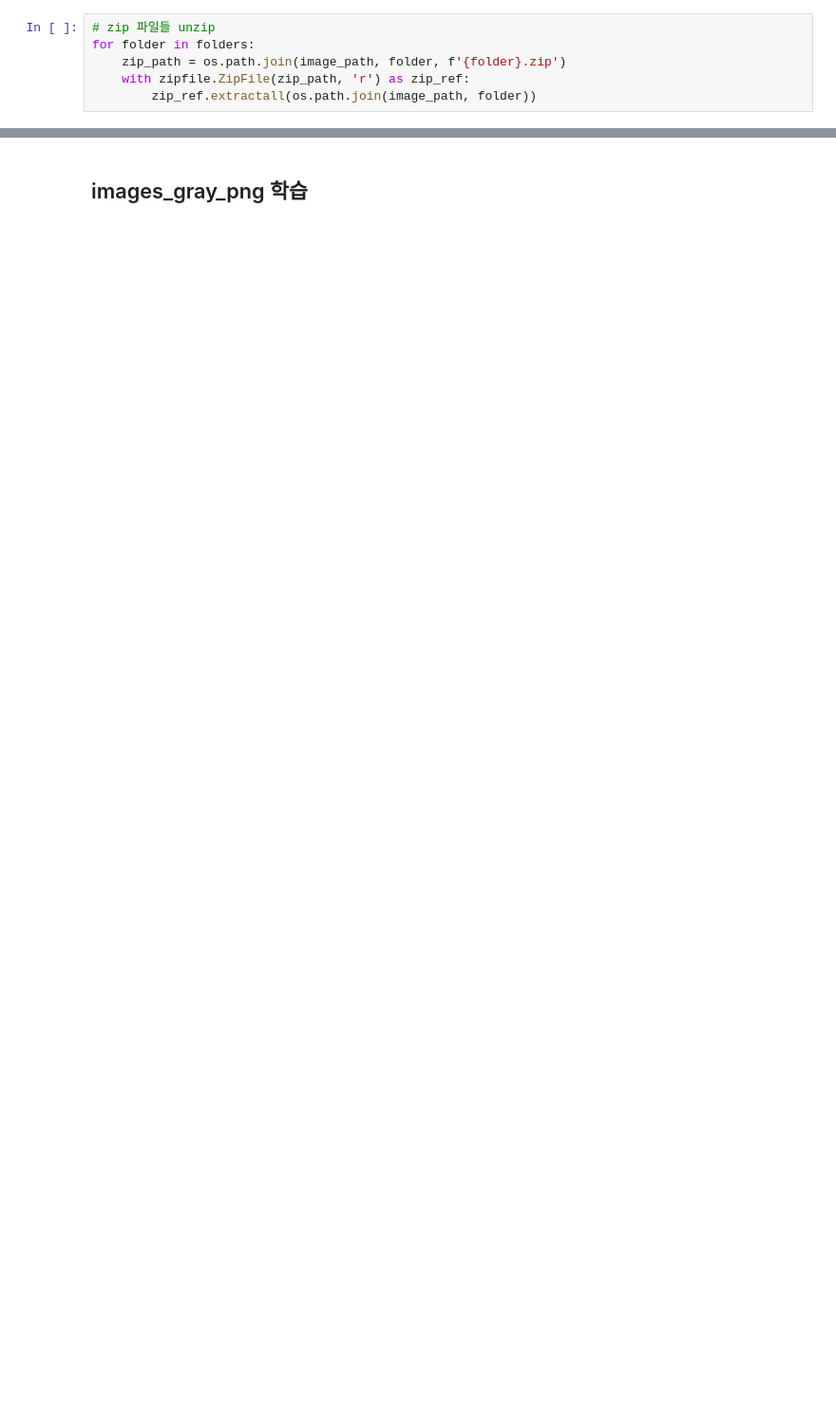
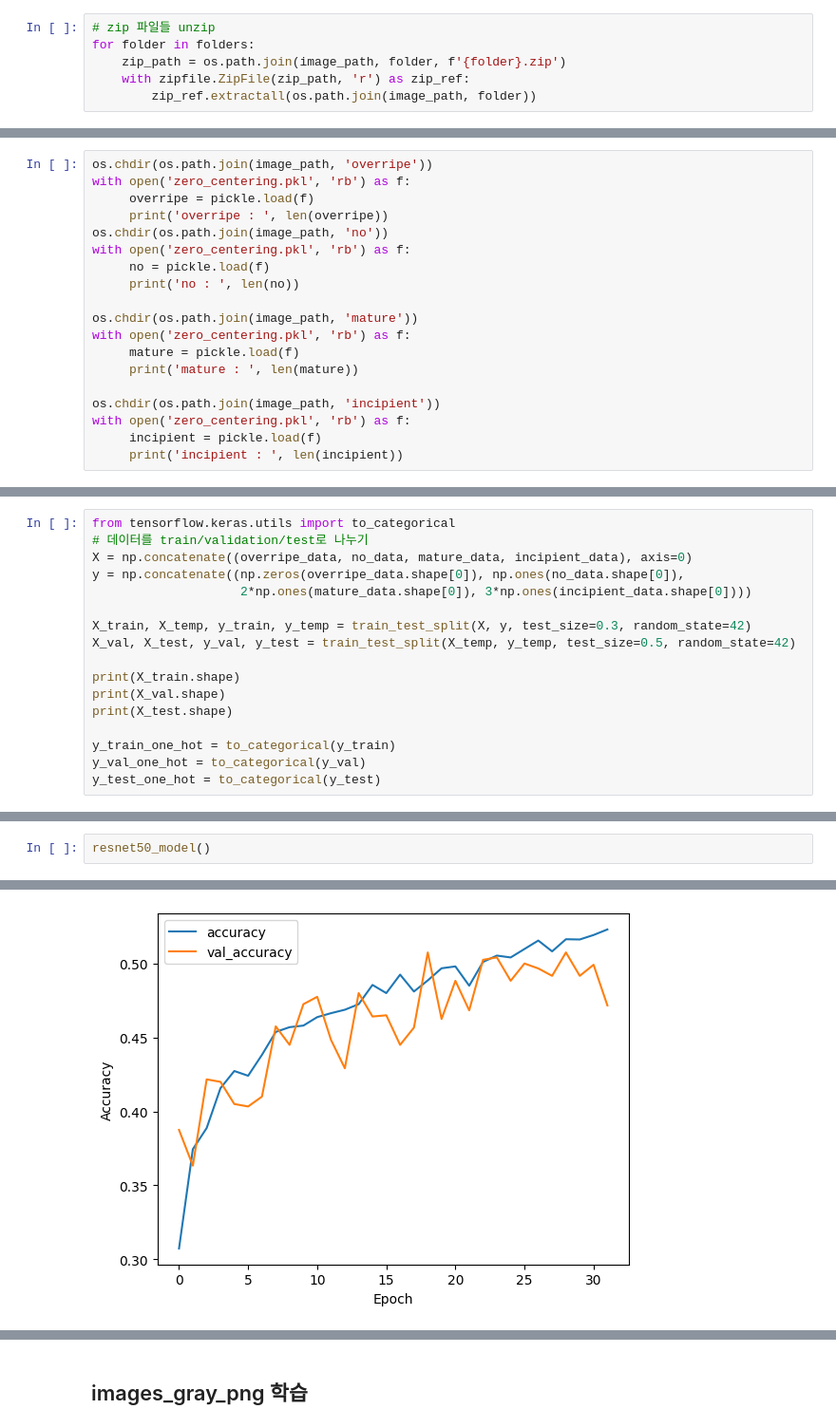
Before and after one commit to hwnam5/Cataract_Classification, a Jupyter notebook: Resnet.ipynb, the cells around one changed output, grey strips where cells are left out. Shown: that part at 95% size. Saved outputs shown, nothing was run; the diff lists cells and outputs as text; blank space fills up the shorter version.

```diff
--- a/Resnet.ipynb
+++ b/Resnet.ipynb
@@ -66,0 +63,19 @@ cd /content/drive/MyDrive/MLteamproject/
+# %%
+os.chdir(os.path.join(image_path, 'overripe'))
+with open('zero_centering.pkl', 'rb') as f:
+     overripe = pickle.load(f)
+     print('overripe : ', len(overripe))
+os.chdir(os.path.join(image_path, 'no'))
+with open('zero_centering.pkl', 'rb') as f:
+     no = pickle.load(f)
+     print('no : ', len(no))
+
+os.chdir(os.path.join(image_path, 'mature'))
+with open('zero_centering.pkl', 'rb') as f:
+     mature = pickle.load(f)
+     print('mature : ', len(mature))
+
+os.chdir(os.path.join(image_path, 'incipient'))
+with open('zero_centering.pkl', 'rb') as f:
+     incipient = pickle.load(f)
+     print('incipient : ', len(incipient))
@@ -66,0 +142,17 @@ cd /content/drive/MyDrive/MLteamproject/
+# %%
+from tensorflow.keras.utils import to_categorical
+# 데이터를 train/validation/test로 나누기
+X = np.concatenate((overripe_data, no_data, mature_data, incipient_data), axis=0)
+y = np.concatenate((np.zeros(overripe_data.shape[0]), np.ones(no_data.shape[0]),
+                    2*np.ones(mature_data.shape[0]), 3*np.ones(incipient_data.shape[0])))
+
+X_train, X_temp, y_train, y_temp = train_test_split(X, y, test_size=0.3, random_state=42)
+X_val, X_test, y_val, y_test = train_test_split(X_temp, y_temp, test_size=0.5, random_state=42)
+
+print(X_train.shape)
+print(X_val.shape)
+print(X_test.shape)
+
+y_train_one_hot = to_categorical(y_train)
+y_val_one_hot = to_categorical(y_val)
+y_test_one_hot = to_categorical(y_test)
@@ -143,0 +234,3 @@ print('Test accuracy:', test_acc)
+# %%
+resnet50_model()
+# %% [output]
@@ -143,0 +255 @@ print('Test accuracy:', test_acc)
+[figure, added]
```
Also changed, not shown: parts of 26 cells of this notebook.
